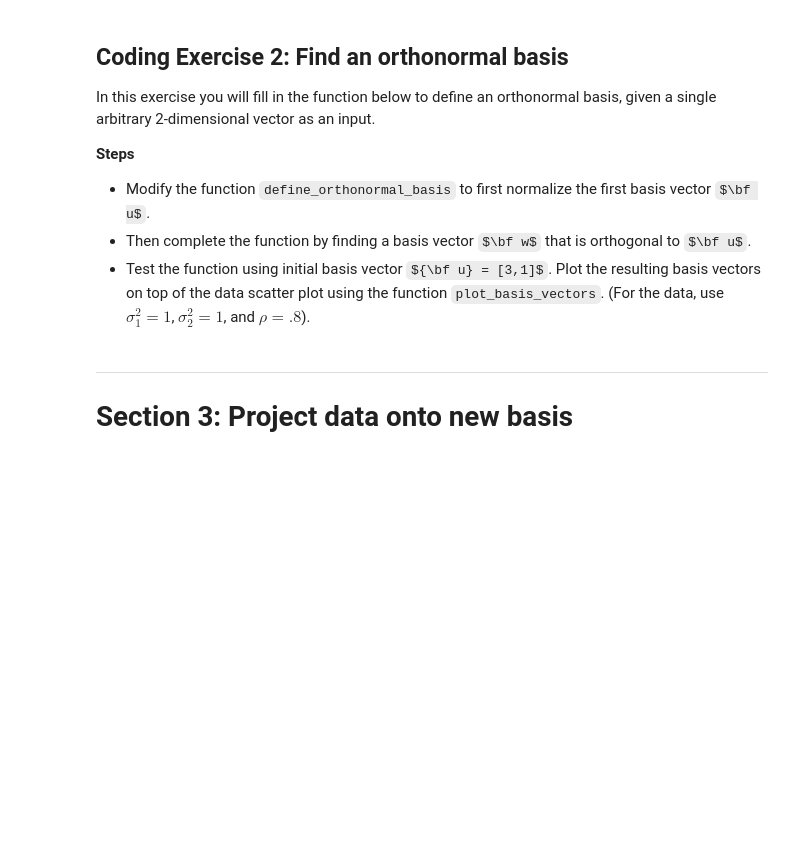
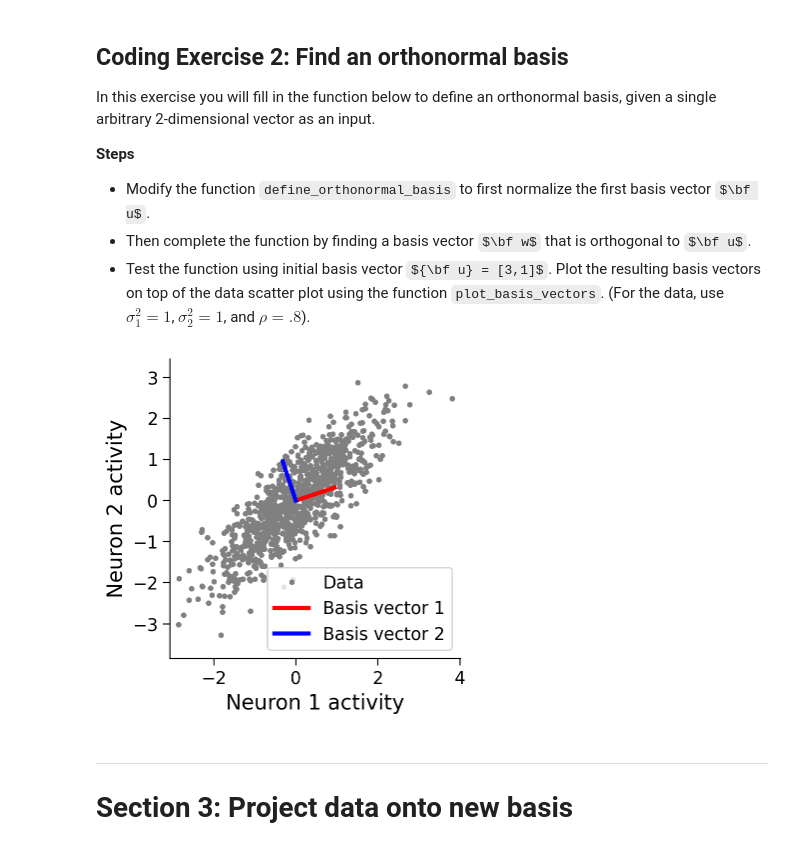
Before and after one commit to EugOT/compneuro, a Jupyter notebook: notebooks/2023-11-19-Geometric-view-of-data.ipynb, the cells around one changed output. Drawn from its saved outputs; the diff is of its cells as text; code cells hidden in the pictures; some formulas as TeX source; blank space fills up the shorter version.

```diff
--- a/notebooks/2023-11-19-Geometric-view-of-data.ipynb
+++ b/notebooks/2023-11-19-Geometric-view-of-data.ipynb
@@ -321,39 +340,41 @@ def define_orthonormal_basis(u):
   #################################################
   ## TODO for students: calculate the orthonormal basis
   # Fill out function and remove
-  raise NotImplementedError("Student exercise: implement the orthonormal basis function")
+  # raise NotImplementedError("Student exercise: implement the orthonormal basis function")
   #################################################
 
   # Normalize vector u
-  u = ...
+  u = u / np.linalg.norm(u)
 
   # Calculate vector w that is orthogonal to u
-  w = ...
+  w = np.array( [ -u[1], u[0] ] )
 
   # Put in matrix form
-  W = np.column_stack([u, w])
+  W = np.column_stack([u, w] )
 
   return W
 
 
 # Set up parameters
 np.random.seed(2020)  # set random seed
 variance_1 = 1
 variance_2 = 1
 corr_coef = 0.8
 u = np.array([3, 1])
 
 # Compute covariance matrix
 cov_matrix = calculate_cov_matrix(variance_1, variance_2, corr_coef)
 
 # Generate data
 X = get_data(cov_matrix)
 
 # Get orthonomal basis
 W = define_orthonormal_basis(u)
 
 # Visualize
 plot_basis_vectors(X, W)
+# %% [output]
+[figure, added]
 # %% [markdown]
 ---
 # Section 3: Project data onto new basis
```
Also changed, not shown: parts of 6 cells of this notebook, 14 other files.
